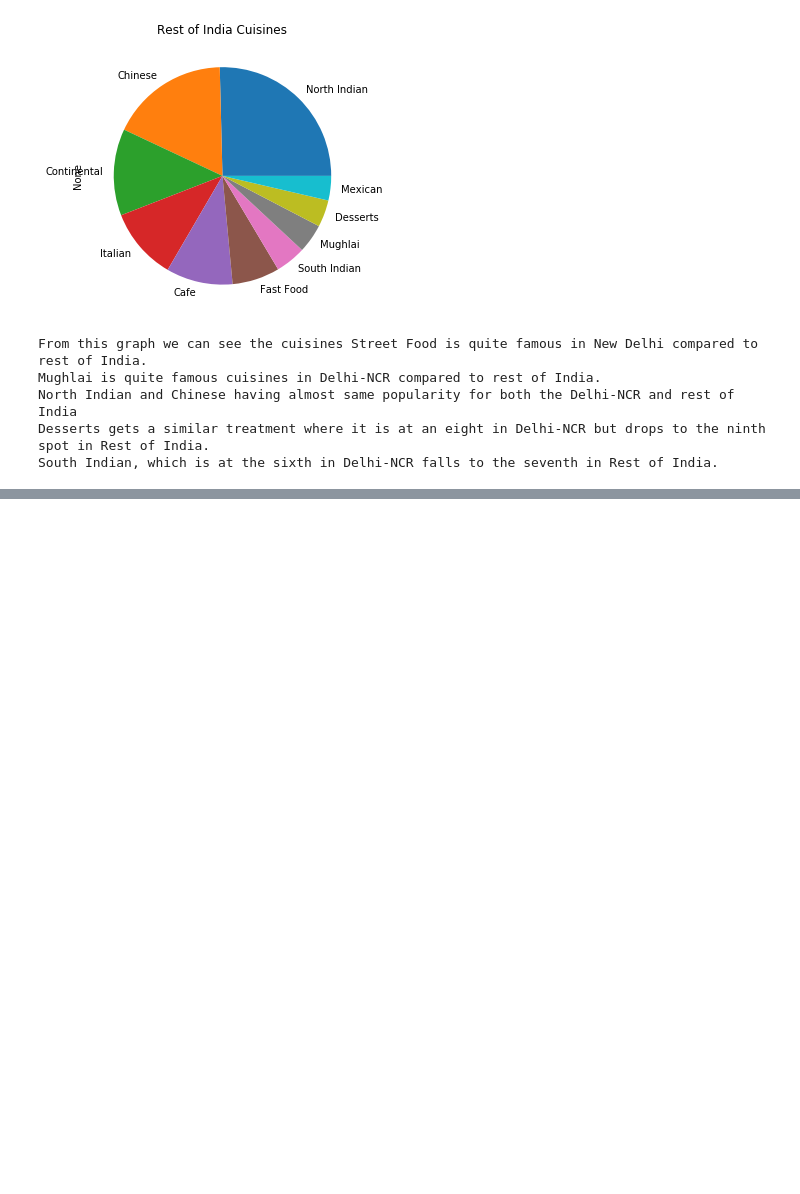
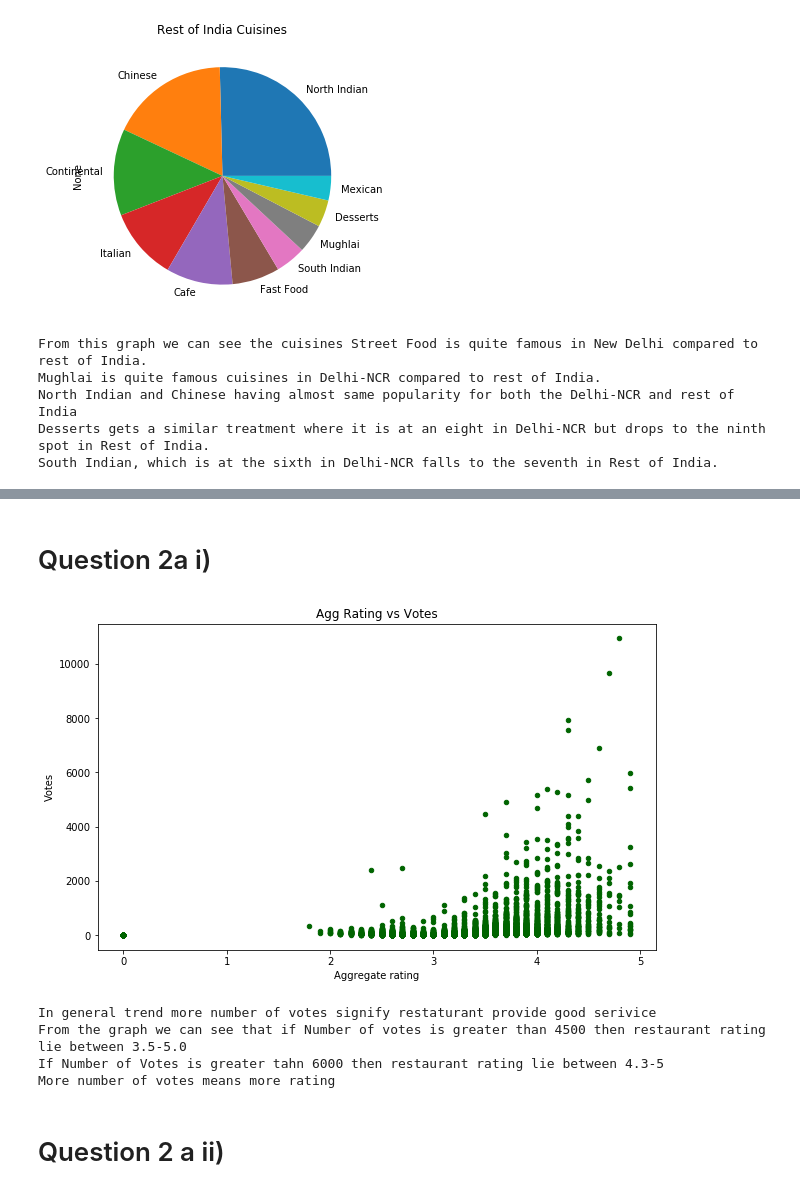
Before and after one commit to abhisngh/Zomato_Dataset_Analyses, a Jupyter notebook: Zomato_analyses.ipynb, the cells around one changed output, grey strips where cells are left out. Saved outputs shown, nothing was run; the diff lists cells and outputs as text; code cells hidden in the pictures; blank space fills up the shorter version.

Commit message:
Second Question Analyses

```diff
--- a/Zomato_analyses.ipynb
+++ b/Zomato_analyses.ipynb
@@ -485,0 +515,19 @@ South Indian, which is at the sixth in Delhi-NCR falls to the seventh in Rest of
+# %% [markdown]
+# Question 2a i)
+# %%
+df_india.plot.scatter(x='Aggregate rating',y='Votes',figsize=(10,6), color='darkgreen', title="Agg Rating vs Votes")
+plt.show()
+# %% [output]
+[figure, added]
+# %%
+print('In general trend more number of votes signify restaturant provide good serivice')
+print('From the graph we can see that if Number of votes is greater than 4500 then restaurant rating lie between 3.5-5.0')
+print('If Number of Votes is greater tahn 6000 then restaurant rating lie between 4.3-5')
+print("More number of votes means more rating")
+# %% [output]
+In general trend more number of votes signify restaturant provide good serivice
+From the graph we can see that if Number of votes is greater than 4500 then restaurant rating lie between 3.5-5.0
+If Number of Votes is greater tahn 6000 then restaurant rating lie between 4.3-5
+More number of votes means more rating
+# %% [markdown]
+# Question 2 a ii)
```
Also changed, not shown: parts of 32 cells of this notebook.
